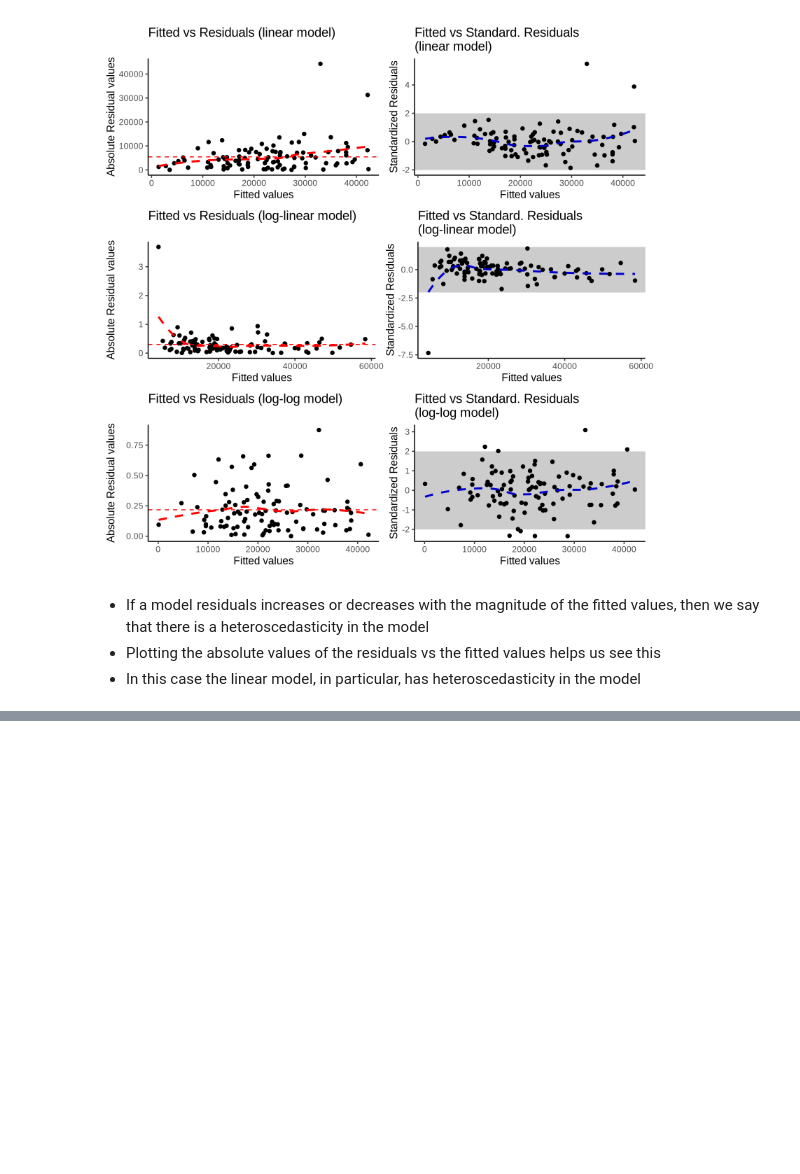
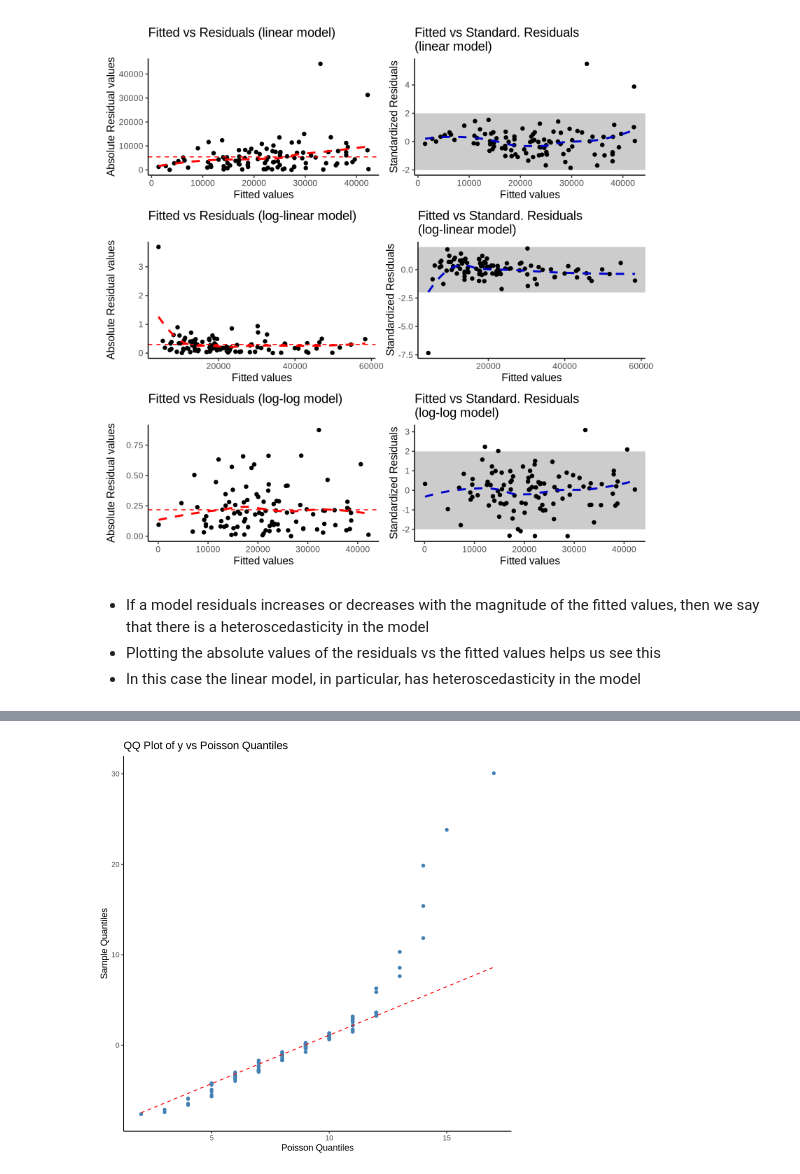
Before and after one commit to AndreMacedo88/Notebooks-Research, a Jupyter notebook: Statistics/Regressions/model_assumptions.ipynb, the cells around one changed output, grey strips where cells are left out. Cells and saved outputs as stored; diff of their text form; code cells hidden in the pictures; blank space fills up the shorter version.

```diff
--- a/Statistics/Regressions/model_assumptions.ipynb
+++ b/Statistics/Regressions/model_assumptions.ipynb
@@ -697,0 +764,11 @@ plt6 <- ggplot(df, aes(x = fitted, y = residuals_standardized)) +
+# %%
+residuals_df <- data.frame(residuals = residuals(model1))
+lambda_hat <- mean(df$y)
+
+ggplot(residuals_df, aes(sample = residuals)) +
+    stat_qq(distribution = stats::qpois, dparams = list(lambda = lambda_hat), color = "steelblue") +
+    stat_qq_line(distribution = stats::qpois, dparams = list(lambda = lambda_hat), color = "red", linetype = "dashed") +
+    labs(title = "QQ Plot of y vs Poisson Quantiles", x = "Poisson Quantiles", y = "Sample Quantiles") +
+    theme_classic()
+# %% [output]
+[figure, added]
```
Also changed, not shown: parts of 10 cells of this notebook.
